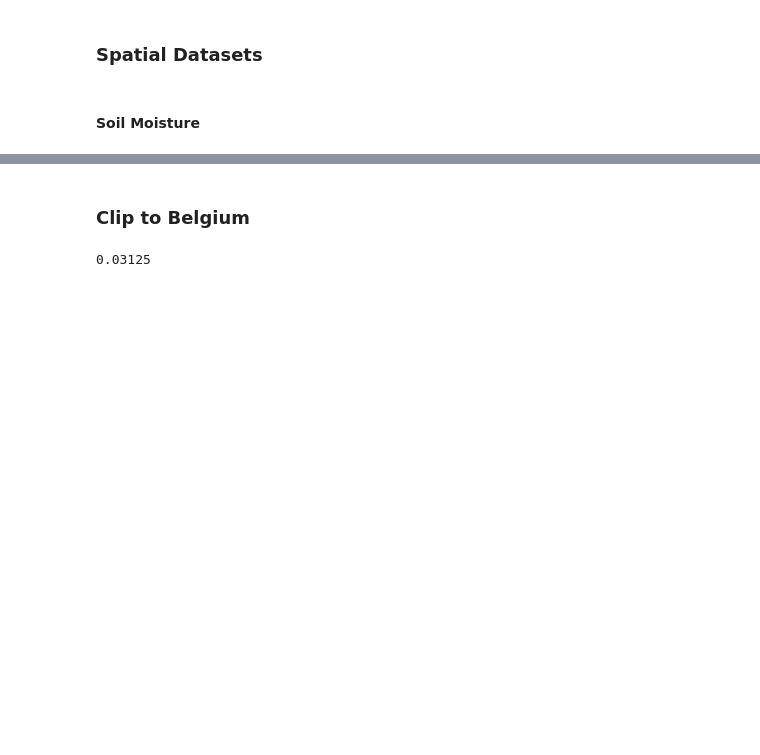
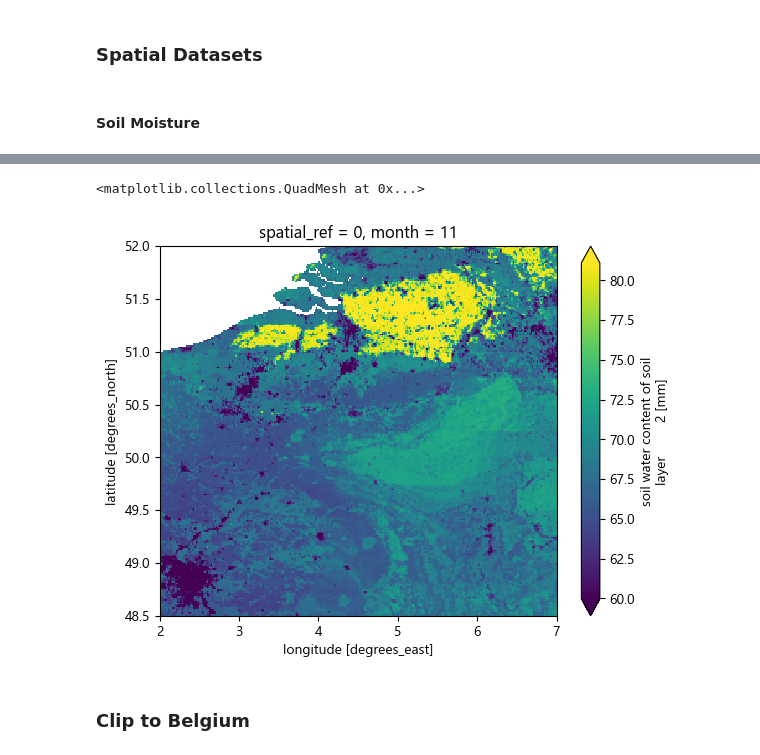
Before and after one commit to klekarkar/mHM_IO_dataprocessing, a Jupyter notebook: model_evaluation.ipynb, the cells around one changed output, grey strips where cells are left out. Saved outputs shown, nothing was run; the diff lists cells and outputs as text; code cells hidden in the pictures; blank space fills up the shorter version.

```diff
--- a/model_evaluation.ipynb
+++ b/model_evaluation.ipynb
@@ -168,3 +199,10 @@ ax.add_feature(cartopy.feature.LAND, facecolor='0.9')
+# %%
+mhm_mean_month = mhm_fluxes.groupby('time.month').mean(dim='time')
+# %%
+mhm_mean_month['SWC_L02'][10].plot(robust=True)
+# %% [output]
+<matplotlib.collections.QuadMesh at 0x...>
+[figure, added]
 # %% [markdown]
 ### Clip to Belgium
 # %%
@@ -183,4 +215,0 @@ clipped = mhm_fluxes.rio.clip(be_shp.geometry.apply(mapping), be_shp.crs, drop=T
-# %%
-mhm_fluxes.lat[0].values-mhm_fluxes.lat[1].values
-# %% [output]
-0.03125
```
Also changed, not shown: parts of 22 cells of this notebook, 3 other files.
